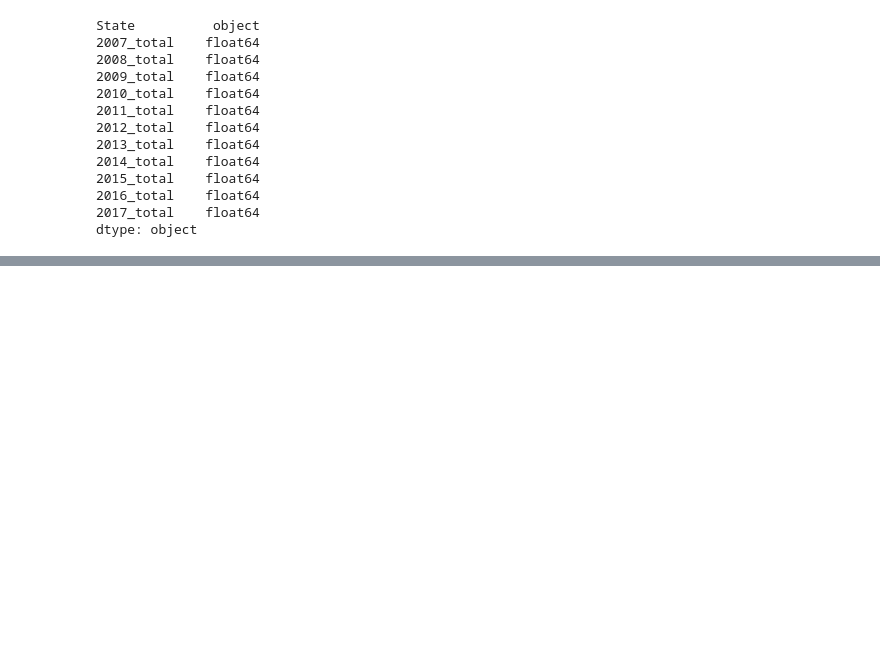
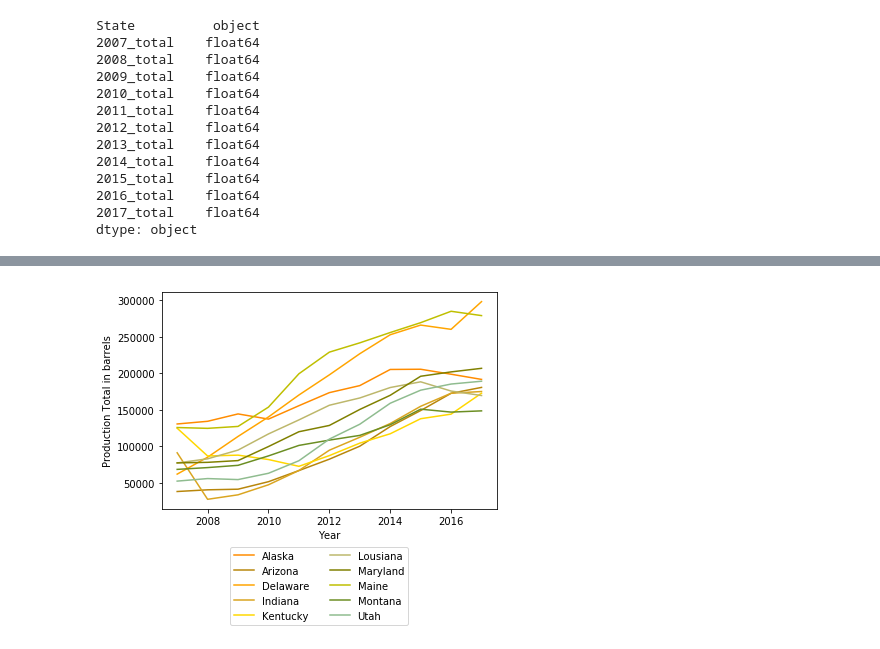
Before and after one commit to akhilliker/Project_1_Team_2, a Jupyter notebook: Lauren/Sales by Type.ipynb, the cells around one changed output, grey strips where cells are left out. Cells and saved outputs as stored; diff of their text form; code cells hidden in the pictures; blank space fills up the shorter version.

```diff
--- a/Lauren/Sales by Type.ipynb
+++ b/Lauren/Sales by Type.ipynb
@@ -298,0 +324,19 @@ plt.show()
+# %%
+plt.plot(years, state_totals.iloc[0, 1:], 'k-',  color = "darkorange", label = 'Alaska')
+plt.plot(years, state_totals.iloc[3, 1:], 'k-',  color = "darkgoldenrod", label = 'Arizona')
+plt.plot(years, state_totals.iloc[8, 1:], 'k-',  color = "orange", label = 'Delaware')
+plt.plot(years, state_totals.iloc[15, 1:], 'k-',  color = "goldenrod", label = 'Indiana')
+plt.plot(years, state_totals.iloc[17, 1:], 'k-',  color = "gold", label = 'Kentucky')
+plt.plot(years, state_totals.iloc[18, 1:], 'k-',  color = "darkkhaki", label = 'Lousiana')
+plt.plot(years, state_totals.iloc[20, 1:], 'k-',  color = "olive", label = 'Maryland')
+plt.plot(years, state_totals.iloc[21, 1:], 'k-',  color = "y", label = 'Maine')
+plt.plot(years, state_totals.iloc[26, 1:], 'k-',  color = "olivedrab", label = 'Montana')
+plt.plot(years, state_totals.iloc[44, 1:], 'k-',  color = "darkseagreen", label = 'Utah')
+
+plt.xlabel('Year')
+plt.ylabel('Production Total in barrels')
+plt.legend(loc='best', ncol=2, bbox_to_anchor=(0.75, -0.15))
+
+plt.show()
+# %% [output]
+[figure, added]
```
Also changed, not shown: parts of 4 cells of this notebook, 1 other file.
